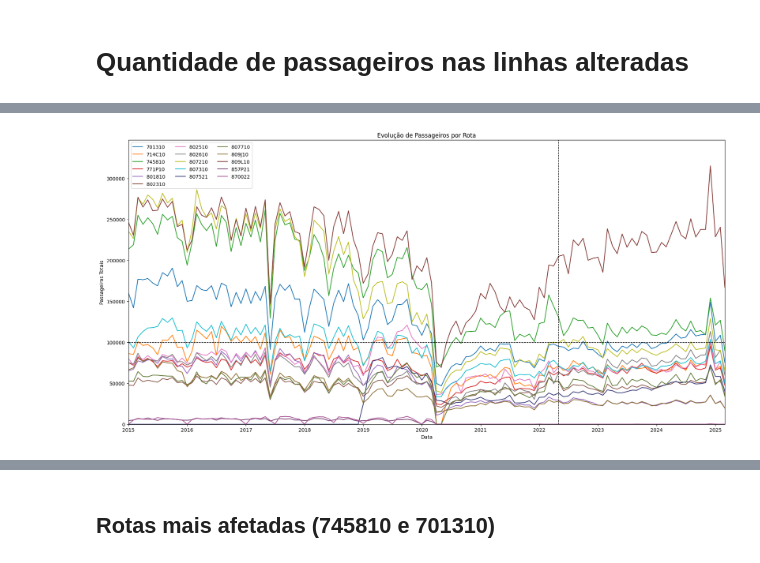
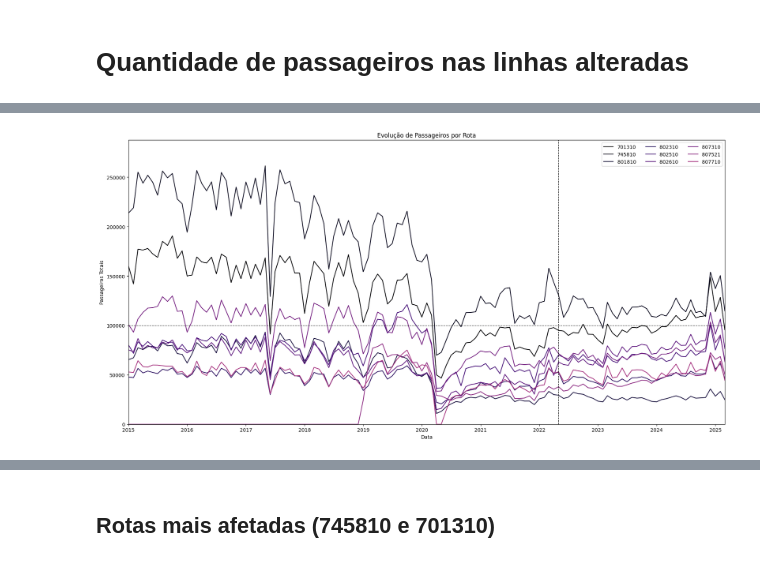
Before and after one commit to fran-dea/public-transport-sptrans, a Jupyter notebook: Analises/Impacto Vila Sônia/Impacto Est Vila Sonia.ipynb, the cells around one changed output, grey strips where cells are left out. Saved outputs shown, nothing was run; the diff lists cells and outputs as text; code cells hidden in the pictures.

```diff
--- a/Analises/Impacto Vila Sônia/Impacto Est Vila Sonia.ipynb
+++ b/Analises/Impacto Vila Sônia/Impacto Est Vila Sonia.ipynb
@@ -1,8 +1,12 @@
 # %%
 import sys
 import os
+import matplotlib.pyplot as plt
+import pandas as pd
+import matplotlib.cm as cm
+import numpy as np
+colors = cm.magma(np.linspace(0, 0.8, 15))
 
-sys.path.append(os.path.abspath(".."))  # Add parent folder to path
-
-from funcoes import cria_grafo
+pd.set_option('display.max_columns', None)
+sys.path.append(os.path.abspath("../.."))  # Add parent folder to path
 # %%
@@ -43,4 +34,9 @@ viagens_vila_sonia=viagens.merge(df_paradas_vila_sonia,on=['stop_id', 'stop_name
 rotas_oeste=viagens_vila_sonia[viagens_vila_sonia['Regiões']=='Oeste'].route_id.drop_duplicates().to_list()
 # %% [markdown]
 # Calcula distância percorrida por cada rota
+# %%
+rotas_dist_km=pd.read_parquet("../../dados/routes_dist_km_historico.parquet")
+routes_dist_km_percorridos=pd.read_parquet("../../dados/routes_dist_km_percorridos_historico.parquet")
+
+rotas_dist=rotas_dist_km.merge(routes_dist_km_percorridos,on=['route_id','data_referencia'])
 # %%
@@ -95,5 +59,6 @@ rotas_distkm=rotas_distkm.sort_values("dist_km",ascending=False)
 
 rotas_distkm=rotas_distkm[(rotas_distkm.dist_km>1)&(~rotas_distkm.route_id.str.contains("METRÔ"))].merge(rotas[['route_long_name','route_id']],on='route_id').drop_duplicates()
 # %%
-display(rotas_distkm)
+rotas_dist_km_vila_sonia=rotas_distkm[rotas_distkm.route_id.isin(rotas_oeste)&(rotas_distkm.route_long_name.str.lower().str.contains("sônia"))]
+display(rotas_dist_km_vila_sonia)
 # %% [output]
@@ -204,10 +93,10 @@ Adicionando arestas entre paradas...
 # %% [markdown]
 # Quantidade de passageiros nas linhas alteradas
 # %%
+rotas_filtradas=rotas_dist_km_vila_sonia.route_id.drop_duplicates().to_list()
+
 passageiros_filtrado=passageiros[passageiros.route_id.isin(rotas_filtradas)]
 passageiros_filtrado=passageiros_filtrado[passageiros_filtrado.data<="2025-03-31"]
 df_pivot = passageiros_filtrado.pivot_table(index='data', columns='route_id', values='passageiros_total', aggfunc='sum')
 df_pivot = df_pivot.fillna(0).sort_index()
 df_pivot.index = df_pivot.index.to_timestamp()
-
-df_pivot
@@ -229,37 +103,29 @@ df_pivot
 # %%
-colors = [
-    "#1f77b4", "#ff7f0e", "#2ca02c", "#d62728", "#9467bd",
-    "#8c564b", "#e377c2", "#7f7f7f", "#bcbd22", "#17becf",
-    "#393b79", "#637939", "#8c6d31", "#843c39", "#7b4173",
-    "#a55194", "#6b6ecf", "#9c9ede", "#ce6dbd", "#de9ed6"
-]
-
 fig, ax = plt.subplots(figsize=(18, 9))
 
 # Aplica as cores, repetindo se houver mais que 20 rotas
 for i, route in enumerate(df_pivot.columns):
     ax.plot(
         df_pivot.index.to_pydatetime(),
         df_pivot[route],
         label=route,
         color=colors[i % len(colors)]
     )
 
 ax.set_xlim(df_pivot.index.min().to_pydatetime(), df_pivot.index.max().to_pydatetime())
 ax.set_ylim(0, df_pivot.values.max() * 1.1)
 ax.set_title('Evolução de Passageiros por Rota')
 ax.set_xlabel('Data')
 ax.set_ylabel('Passageiros Totais')
 
 # Linhas adicionais para análise
 ax.axhline(y=100_000, color='black', linestyle='--', linewidth=1)
 ax.axvline(x=pd.to_datetime("2022-05"), color='black', linestyle='--', linewidth=1)
 
 # Legenda em duas colunas para melhor ajuste
 ax.legend(ncol=3)
 
 plt.tight_layout()
-plt.savefig("Passageiros.png")
 plt.show()
 # %% [output]
-[figure, old version]
+[figure, new version]
```
Also changed, not shown: parts of 28 cells of this notebook, 23 other files.
